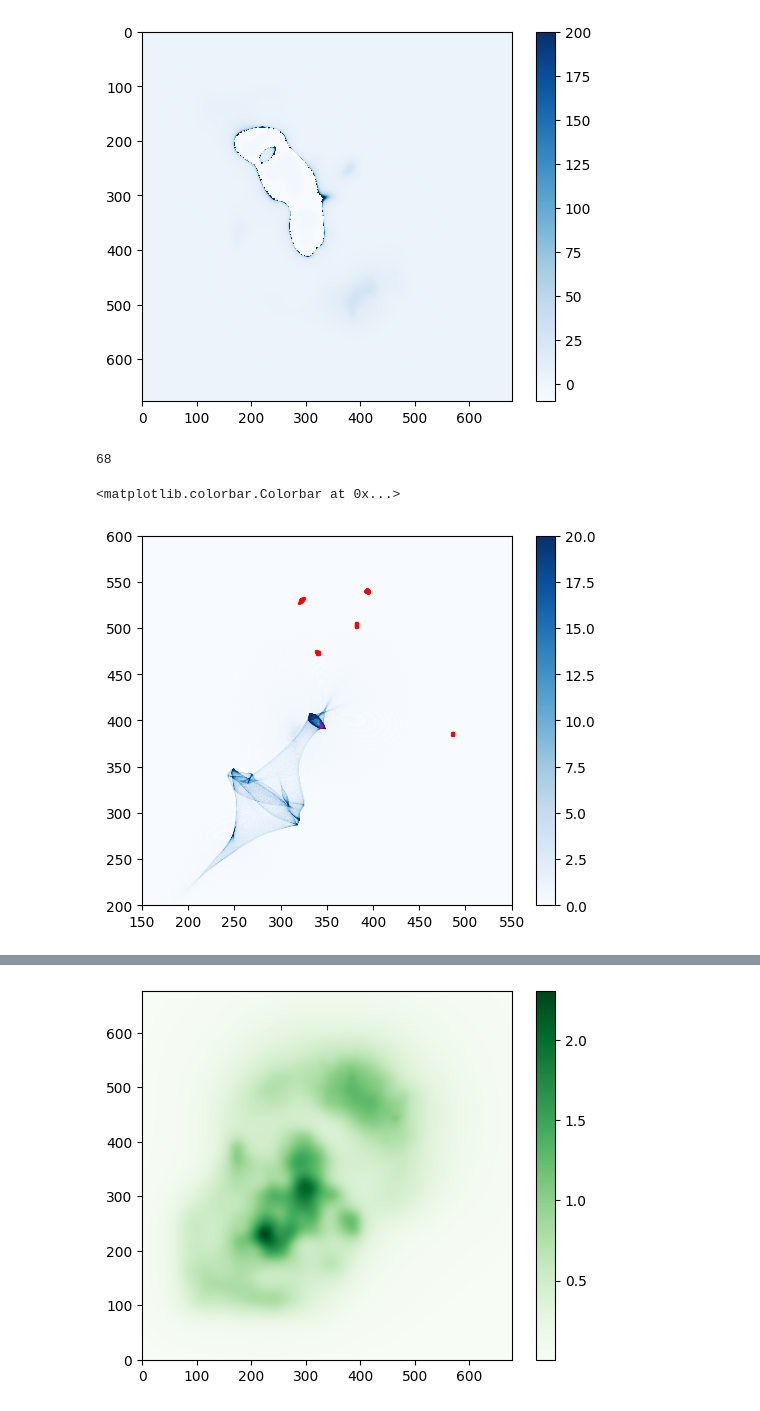
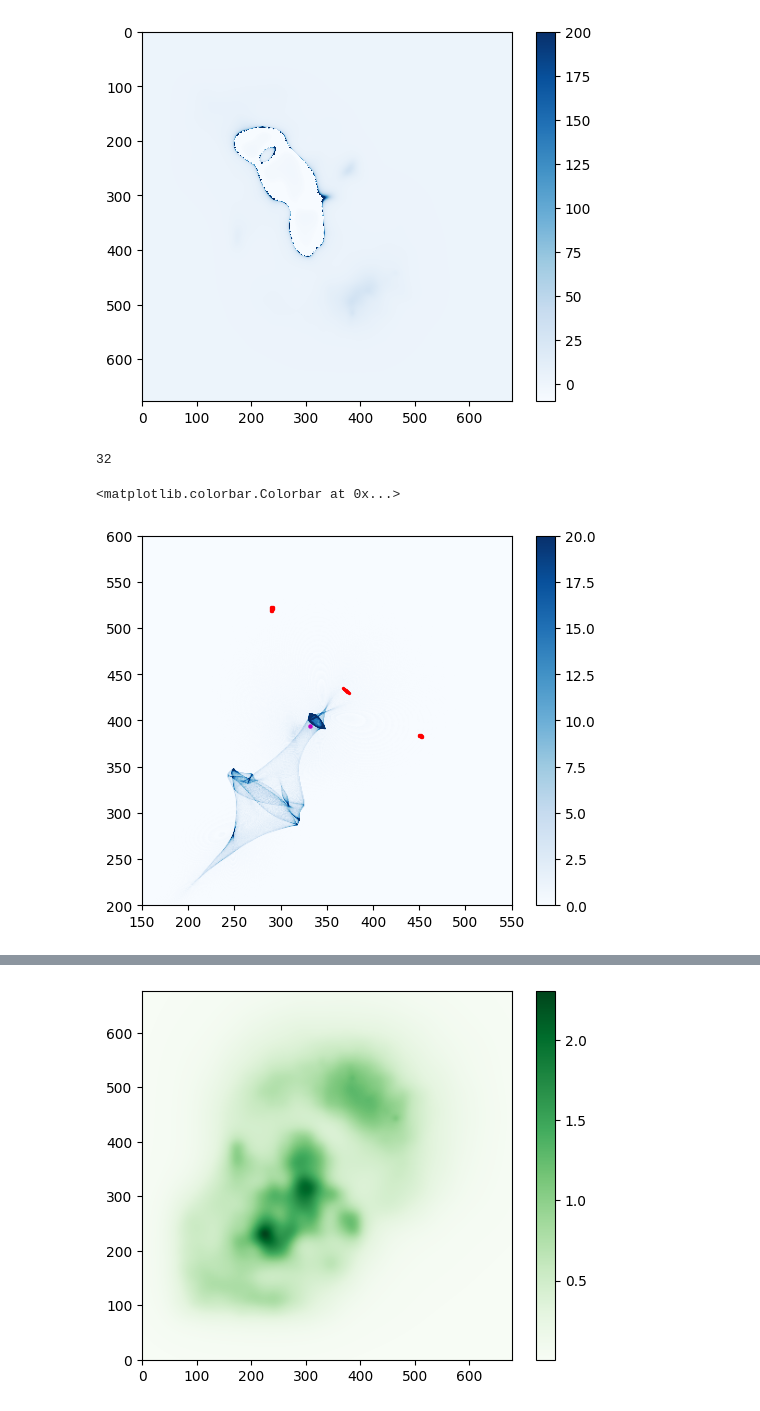
Before and after one commit to diceandcats/SURE-GW-lensing, a Jupyter notebook: Real stuffs/Real_lens.ipynb, the cells around one changed output, grey strips where cells are left out. Cells and saved outputs as stored; diff of their text form; code cells hidden in the pictures.

```diff
--- a/Real stuffs/Real_lens.ipynb
+++ b/Real stuffs/Real_lens.ipynb
@@ -93,7 +93,7 @@ for i in range(size):
             n+=1'''
 
 # point source
-coord = (343.2,394.4)
+coord = (332.2,394.4)
 coord_x_r, coord_y_r = coord[0] % 1, coord[1] % 1
 y_round, x_round = round(coord[1]), round(coord[0])
 
@@ -105,35 +105,35 @@ coordinates = []
 n = 0
 
 # Iterate over a pre-defined range, assuming alpha_y_2d and alpha_x_2d are indexed appropriately
 for i in range(size):
     for j in range(size):
         ycoord, xcoord = i - datay[i, j], j - datax[i, j]
         if round(ycoord) in y_possible_rounds and round(xcoord) in x_possible_rounds:
             coordinates.append((j, i))  # (x, y)
 
             n += 1
 
 plt.scatter([i[0] for i in coordinates], [i[1] for i in coordinates], c='r', s=2)
 plt.scatter(coord[0], coord[1], c='m', s=5)
 print(n)
 
 
 '''for (i,j) in circle_coords:
 
     for point in img_coord_in_src_coord[i][j]:
         n+=1
         scatterx.append(point[1])
         scattery.append(point[0])'''
 
 
 plt.xlim(150,550)
 plt.ylim(200,600)
 plt.imshow(array_test, cmap='Blues', vmax=20)
 plt.colorbar()
 # %% [output]
-68
+32
 <matplotlib.colorbar.Colorbar at 0x...>
-[figure, old version]
+[figure, new version]
 # %%
 #Clustering
 from sklearn.cluster import DBSCAN
```
Also changed, not shown: parts of 3 cells of this notebook, 1 other file.
